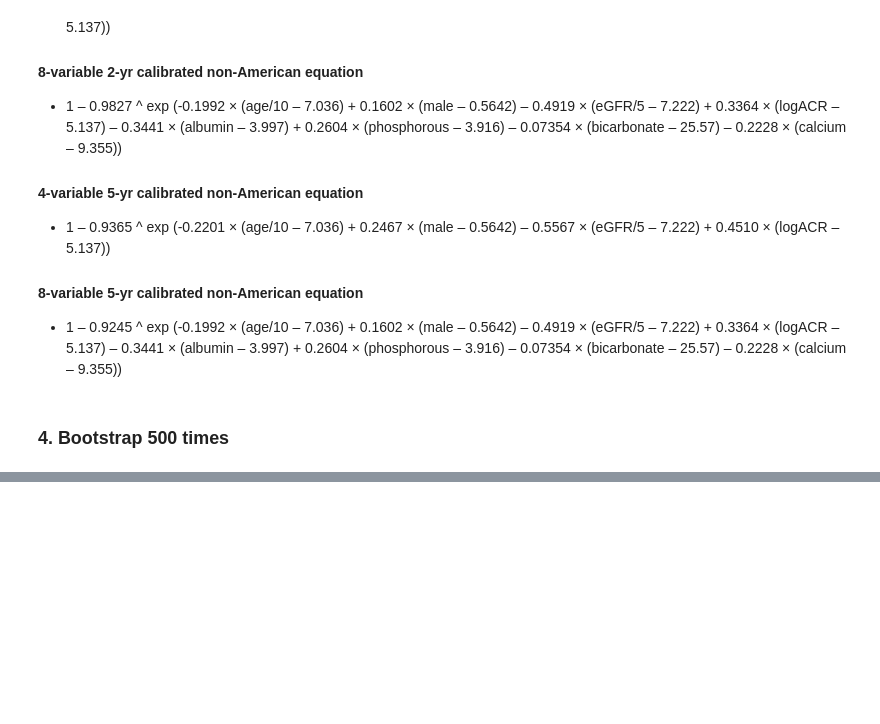
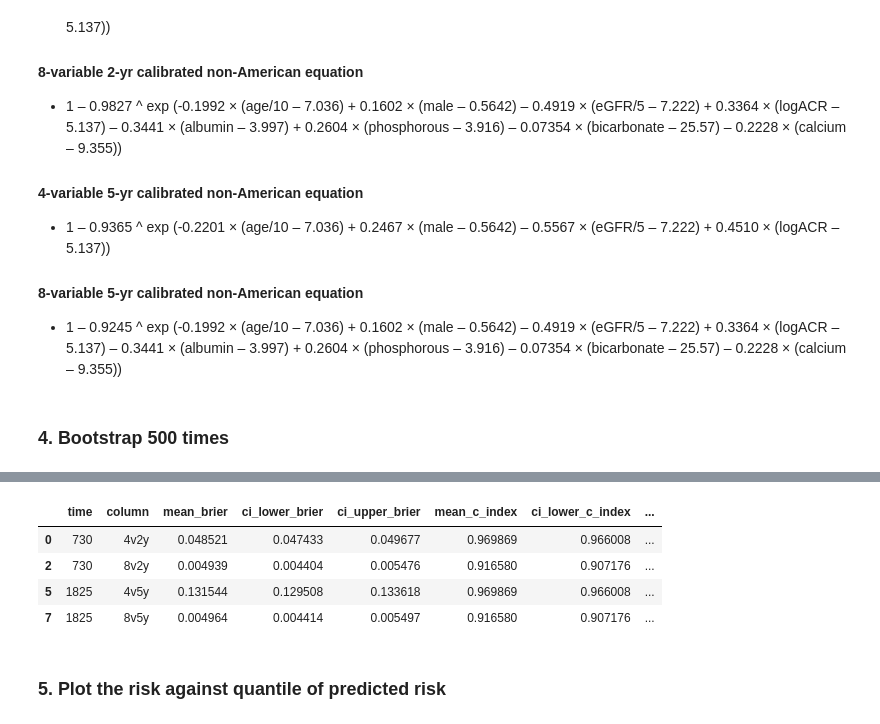
Before and after one commit to leungkcofficial/tarot, a Jupyter notebook: code/kfre.ipynb, the cells around one changed output, grey strips where cells are left out. Drawn from its saved outputs; the diff is of its cells as text; code cells hidden in the pictures; blank space fills up the shorter version.

```diff
--- a/code/kfre.ipynb
+++ b/code/kfre.ipynb
@@ -363,3 +302,13 @@ print(summary)
 # %%
 final_df = summary.loc[[0,2,5,7], :]
 final_df.to_json('/mnt/d/pydatascience/g3_regress/data/results/kfre_bootstrap.json', orient='records', lines=True)
+# %%
+final_df
+# %% [output]
+|  | time | column | mean_brier | ci_lower_brier | ci_upper_brier | mean_c_index | ci_lower_c_index | ... |
+| 0 | 730 | 4v2y | 0.048521 | 0.047433 | 0.049677 | 0.969869 | 0.966008 | ... |
+| 2 | 730 | 8v2y | 0.004939 | 0.004404 | 0.005476 | 0.916580 | 0.907176 | ... |
+| 5 | 1825 | 4v5y | 0.131544 | 0.129508 | 0.133618 | 0.969869 | 0.966008 | ... |
+| 7 | 1825 | 8v5y | 0.004964 | 0.004414 | 0.005497 | 0.916580 | 0.907176 | ... |
+# %% [markdown]
+### 5. Plot the risk against quantile of predicted risk
```
Also changed, not shown: parts of 9 cells of this notebook, 3 other files.
